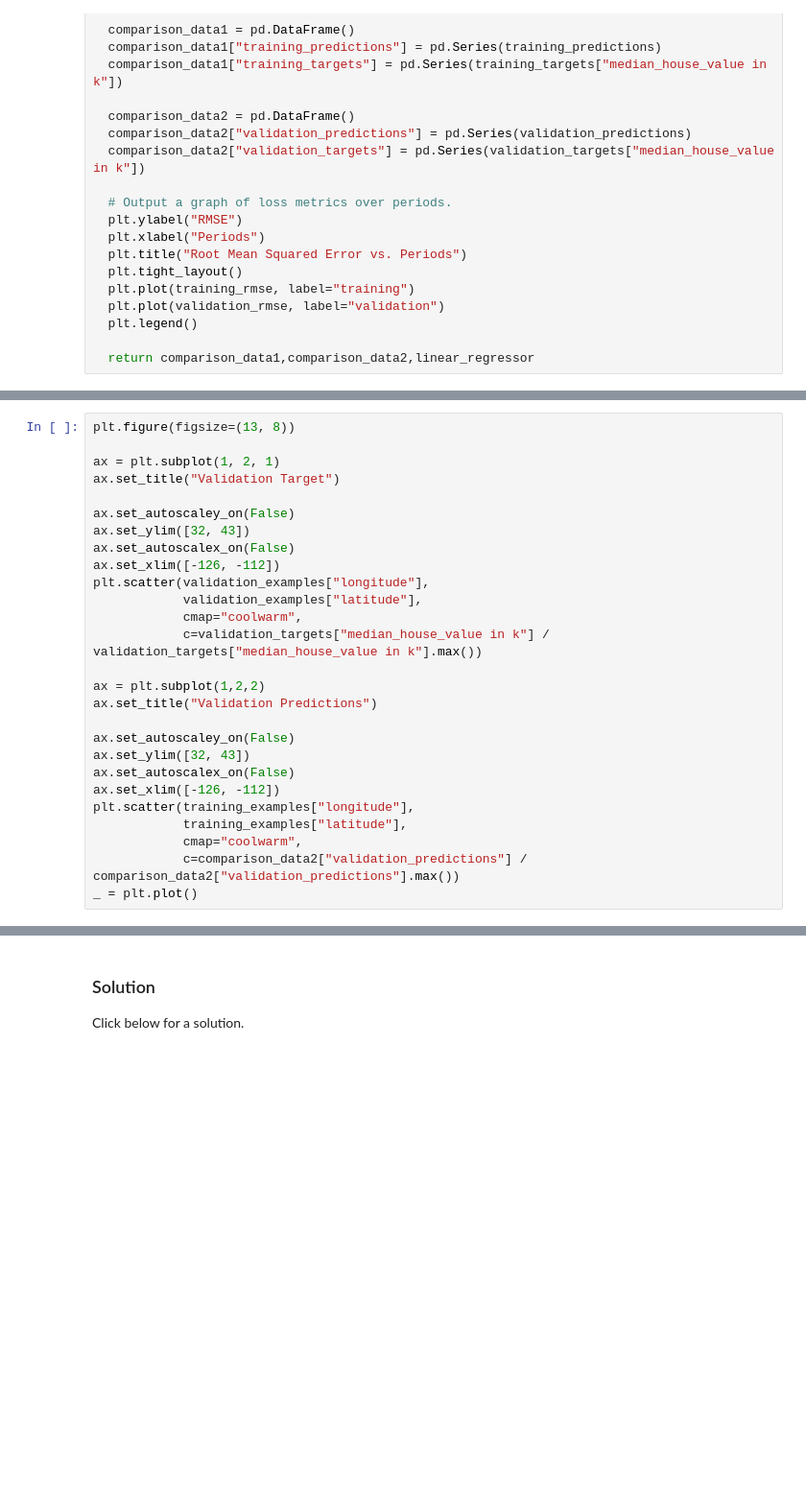
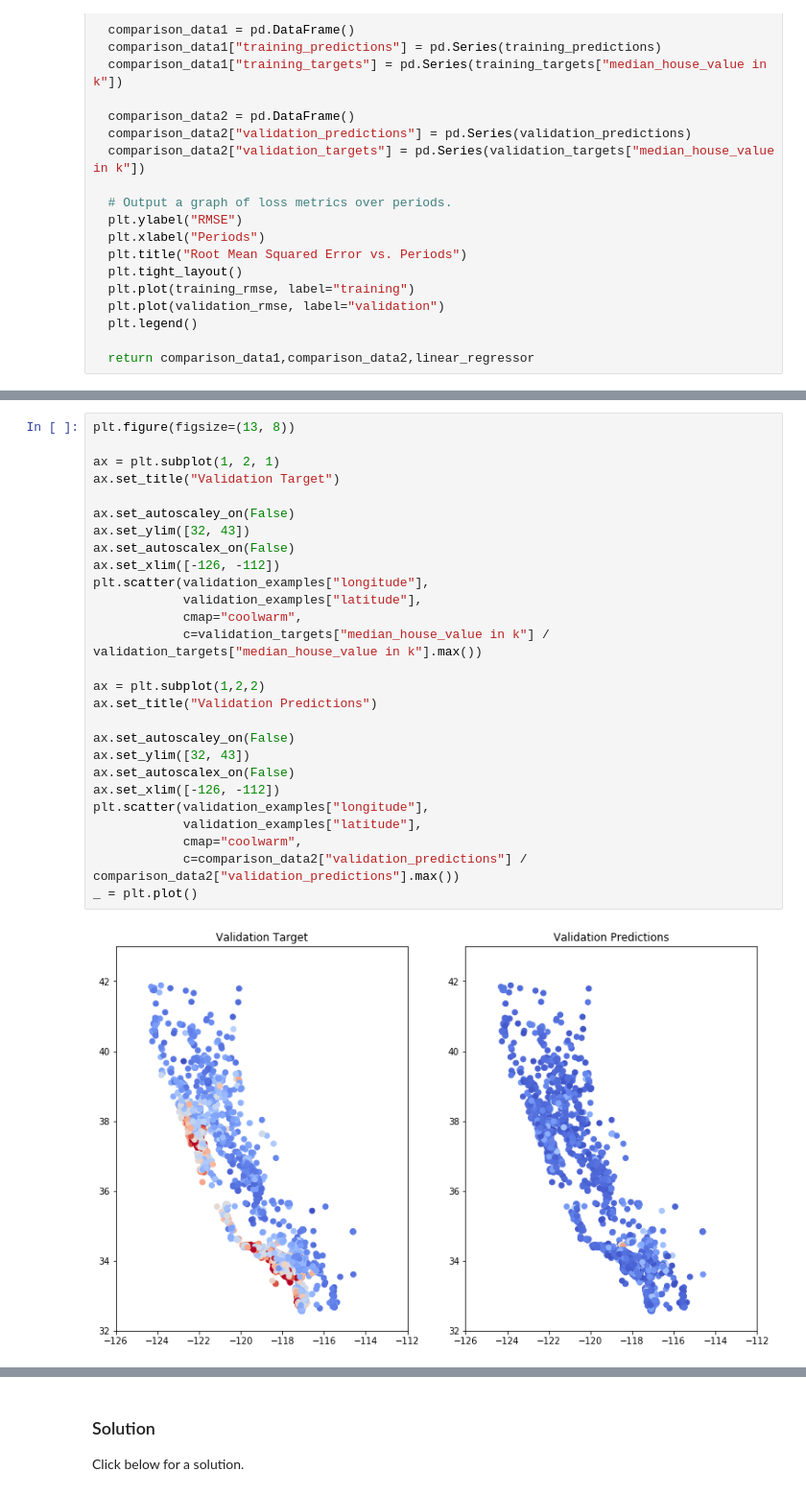
Before and after one commit to GlitchBox/ML-crash-course, a Jupyter notebook: validation.ipynb, the cells around one changed output, grey strips where cells are left out. Shown: that part at 96% size. Saved outputs shown, nothing was run; the diff lists cells and outputs as text; blank space fills up the shorter version.

```diff
--- a/validation.ipynb
+++ b/validation.ipynb
@@ -500,27 +500,29 @@ KeyError: ignored
 # %%
 plt.figure(figsize=(13, 8))
 
 ax = plt.subplot(1, 2, 1)
 ax.set_title("Validation Target")
 
 ax.set_autoscaley_on(False)
 ax.set_ylim([32, 43])
 ax.set_autoscalex_on(False)
 ax.set_xlim([-126, -112])
 plt.scatter(validation_examples["longitude"],
             validation_examples["latitude"],
             cmap="coolwarm",
             c=validation_targets["median_house_value in k"] / validation_targets["median_house_value in k"].max())
 
 ax = plt.subplot(1,2,2)
 ax.set_title("Validation Predictions")
 
 ax.set_autoscaley_on(False)
 ax.set_ylim([32, 43])
 ax.set_autoscalex_on(False)
 ax.set_xlim([-126, -112])
-plt.scatter(training_examples["longitude"],
-            training_examples["latitude"],
+plt.scatter(validation_examples["longitude"],
+            validation_examples["latitude"],
             cmap="coolwarm",
             c=comparison_data2["validation_predictions"] / comparison_data2["validation_predictions"].max())
 _ = plt.plot()
+# %% [output]
+[figure, added]
```
Also changed, not shown: parts of 12 cells of this notebook.
